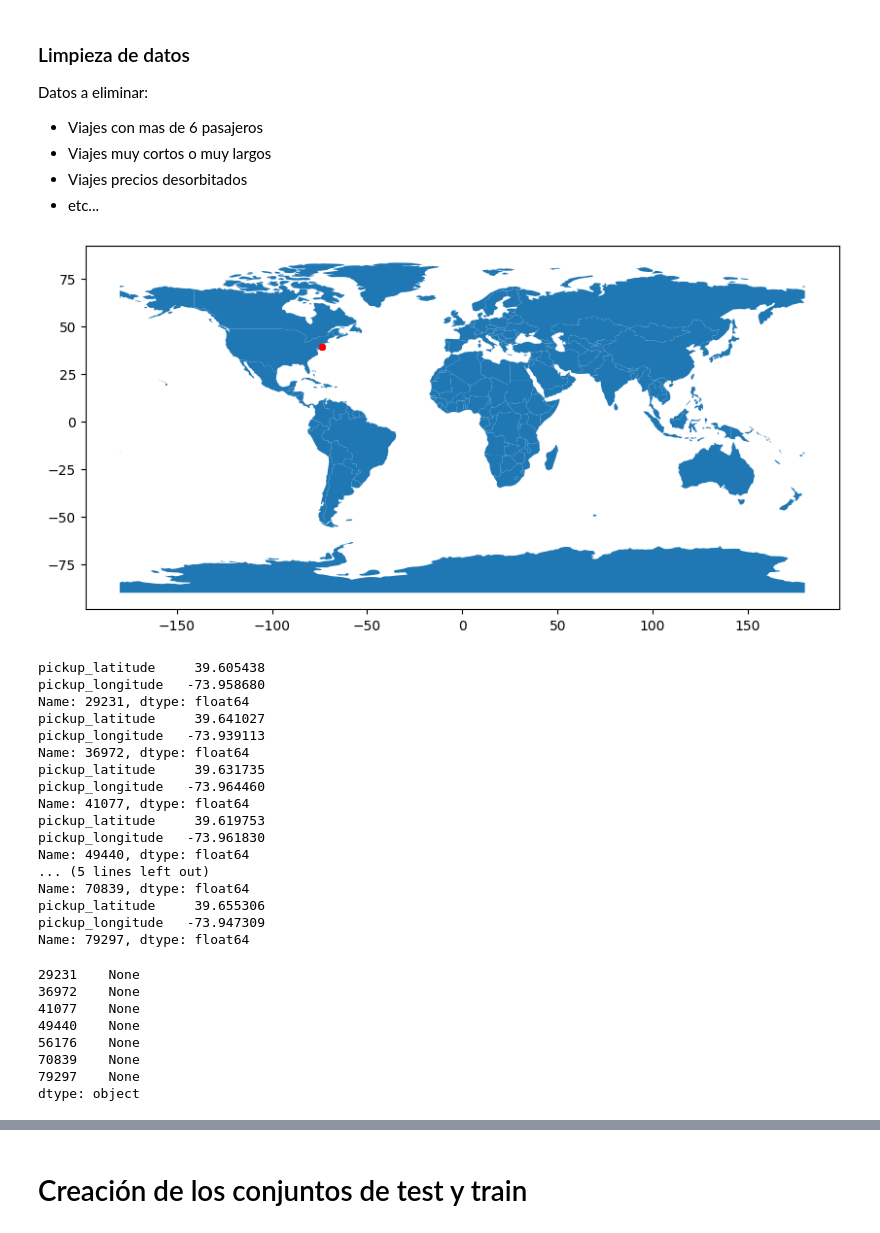
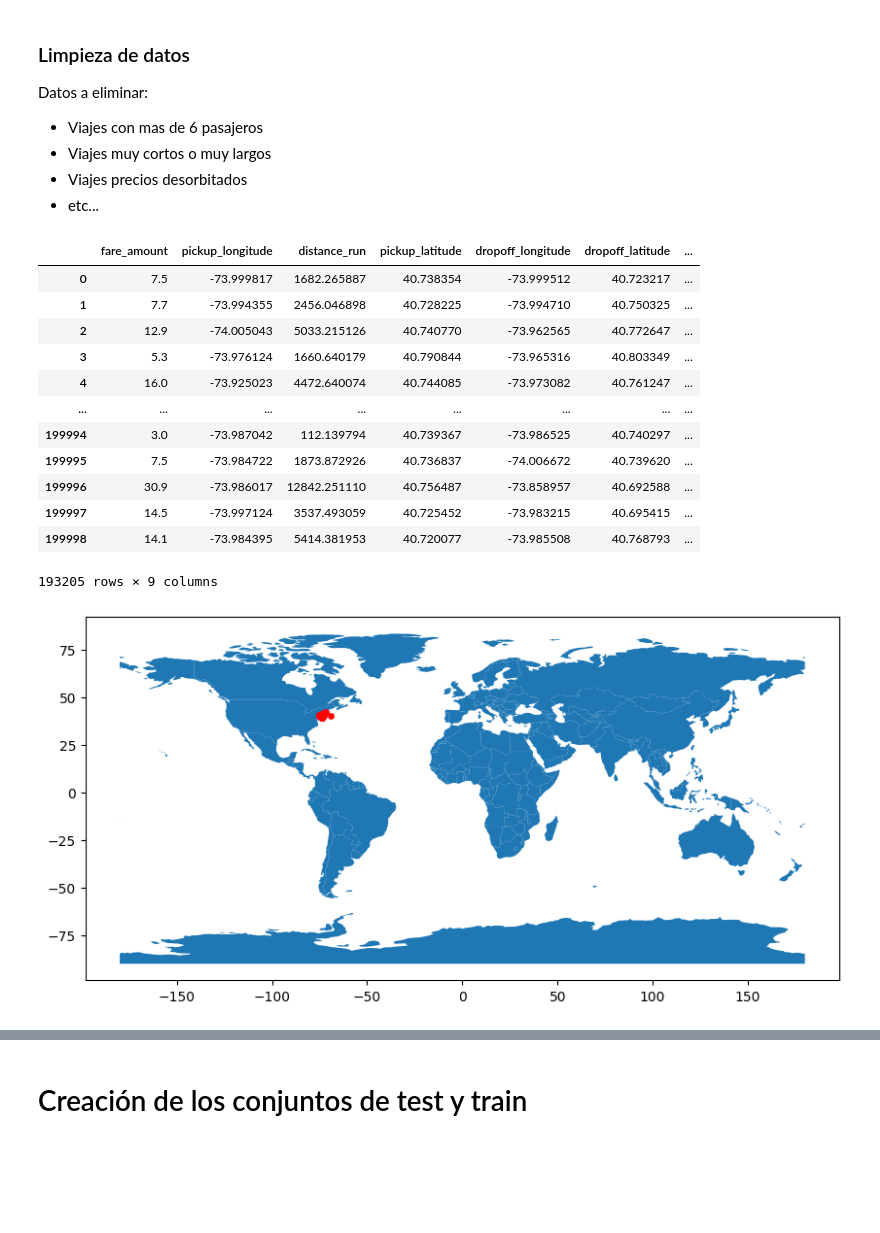
Before and after one commit to gag1005/Mineria-de-datos, a Jupyter notebook: practica3/practica3.ipynb, the cells around one changed output, grey strips where cells are left out. Drawn from its saved outputs; the diff is of its cells as text; code cells hidden in the pictures; blank space fills up the shorter version.

```diff
--- a/practica3/practica3.ipynb
+++ b/practica3/practica3.ipynb
@@ -114,39 +111,25 @@ df.drop(df[df['pickup_latitude'] > 40].index, inplace=True)
 df.drop(df[df['pickup_latitude'] < 10].index, inplace=True)
+# %%
+df
+# %% [output]
+|  | fare_amount | pickup_longitude | distance_run | pickup_latitude | dropoff_longitude | dropoff_latitude | ... |
+| 0 | 7.5 | -73.999817 | 1682.265887 | 40.738354 | -73.999512 | 40.723217 | ... |
+| 1 | 7.7 | -73.994355 | 2456.046898 | 40.728225 | -73.994710 | 40.750325 | ... |
+| 2 | 12.9 | -74.005043 | 5033.215126 | 40.740770 | -73.962565 | 40.772647 | ... |
+| 3 | 5.3 | -73.976124 | 1660.640179 | 40.790844 | -73.965316 | 40.803349 | ... |
+| 4 | 16.0 | -73.925023 | 4472.640074 | 40.744085 | -73.973082 | 40.761247 | ... |
+| ... | ... | ... | ... | ... | ... | ... | ... |
+| 199994 | 3.0 | -73.987042 | 112.139794 | 40.739367 | -73.986525 | 40.740297 | ... |
+| 199995 | 7.5 | -73.984722 | 1873.872926 | 40.736837 | -74.006672 | 40.739620 | ... |
+| 199996 | 30.9 | -73.986017 | 12842.251110 | 40.756487 | -73.858957 | 40.692588 | ... |
+| 199997 | 14.5 | -73.997124 | 3537.493059 | 40.725452 | -73.983215 | 40.695415 | ... |
+| 199998 | 14.1 | -73.984395 | 5414.381953 | 40.720077 | -73.985508 | 40.768793 | ... |
+193205 rows × 9 columns
 # %%
 geometry = [Point(xy) for xy in zip(df['pickup_longitude'], df['pickup_latitude'])]
+crs={'init':'epsg:4326'}
 gdf = GeoDataFrame(geometry=geometry)
 world = gpd.read_file(gpd.datasets.get_path('naturalearth_lowres'))
 gdf.plot(ax=world.plot(figsize=(10, 6)), marker='o', color='red', markersize=15);
 # %% [output]
-[figure, old version]
+[figure, new version]
-# %%
-uberCountries = pd.read_csv('data/uber_countries.csv')
-uclist = uberCountries[uberCountries['availability'] != 'No']['country'].to_numpy()
-# df[getCountry(df['pickup_latitude'], df['pickup_longitude']) in uclist and getCountry(df['dropoff_latitude'], df['dropoff_longitude']) in uclist]
-df[['pickup_latitude', 'pickup_longitude']].apply(lambda x: print(x), axis=1)
-# %% [output]
-pickup_latitude     39.605438
-pickup_longitude   -73.958680
-Name: 29231, dtype: float64
-pickup_latitude     39.641027
-pickup_longitude   -73.939113
-Name: 36972, dtype: float64
-pickup_latitude     39.631735
-pickup_longitude   -73.964460
-Name: 41077, dtype: float64
-pickup_latitude     39.619753
-pickup_longitude   -73.961830
-Name: 49440, dtype: float64
-... (5 lines left out)
-Name: 70839, dtype: float64
-pickup_latitude     39.655306
-pickup_longitude   -73.947309
-Name: 79297, dtype: float64
-29231    None
-36972    None
-41077    None
-49440    None
-56176    None
-70839    None
-79297    None
-dtype: object
```
Also changed, not shown: parts of 11 cells of this notebook, 1 other file.
